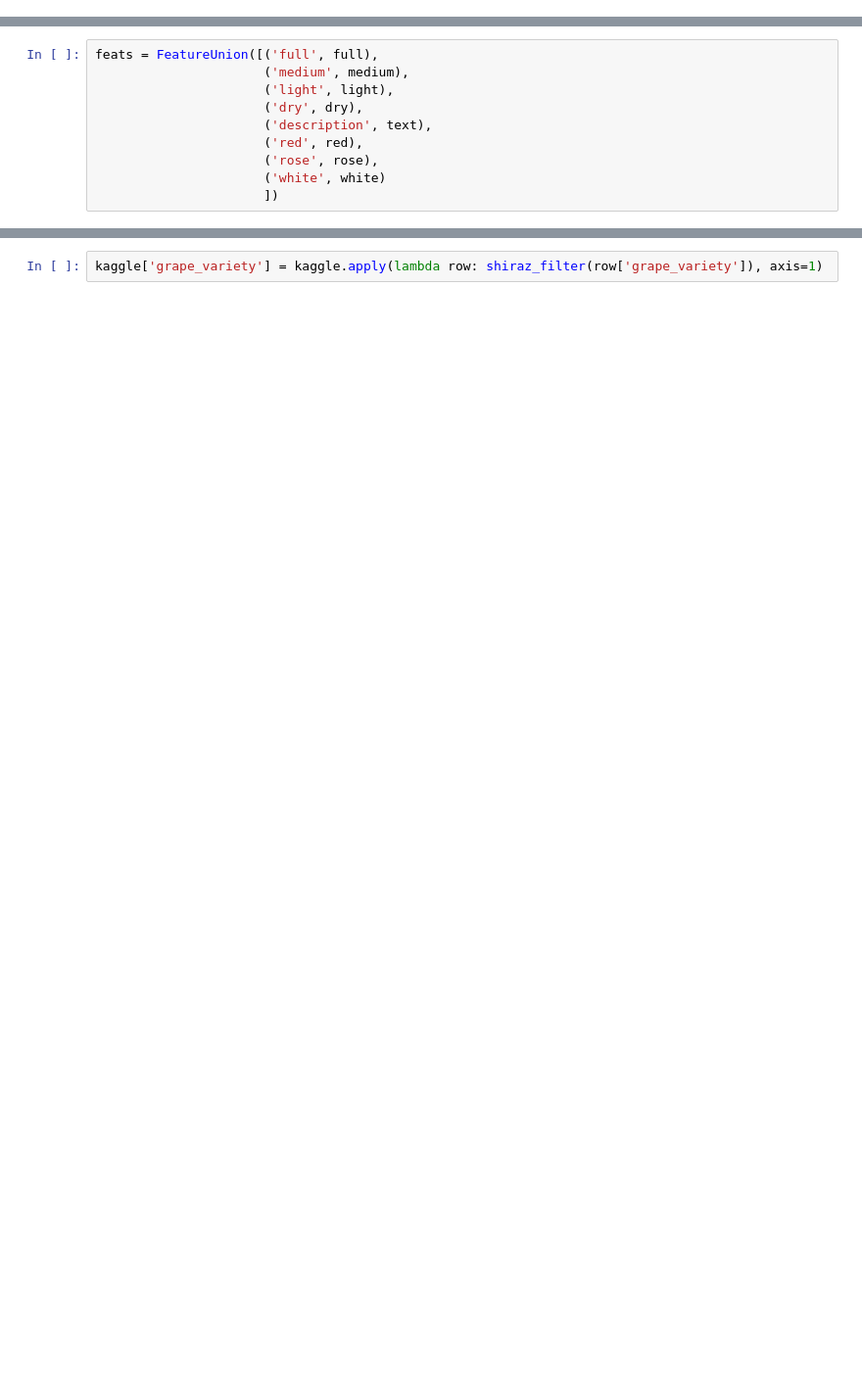
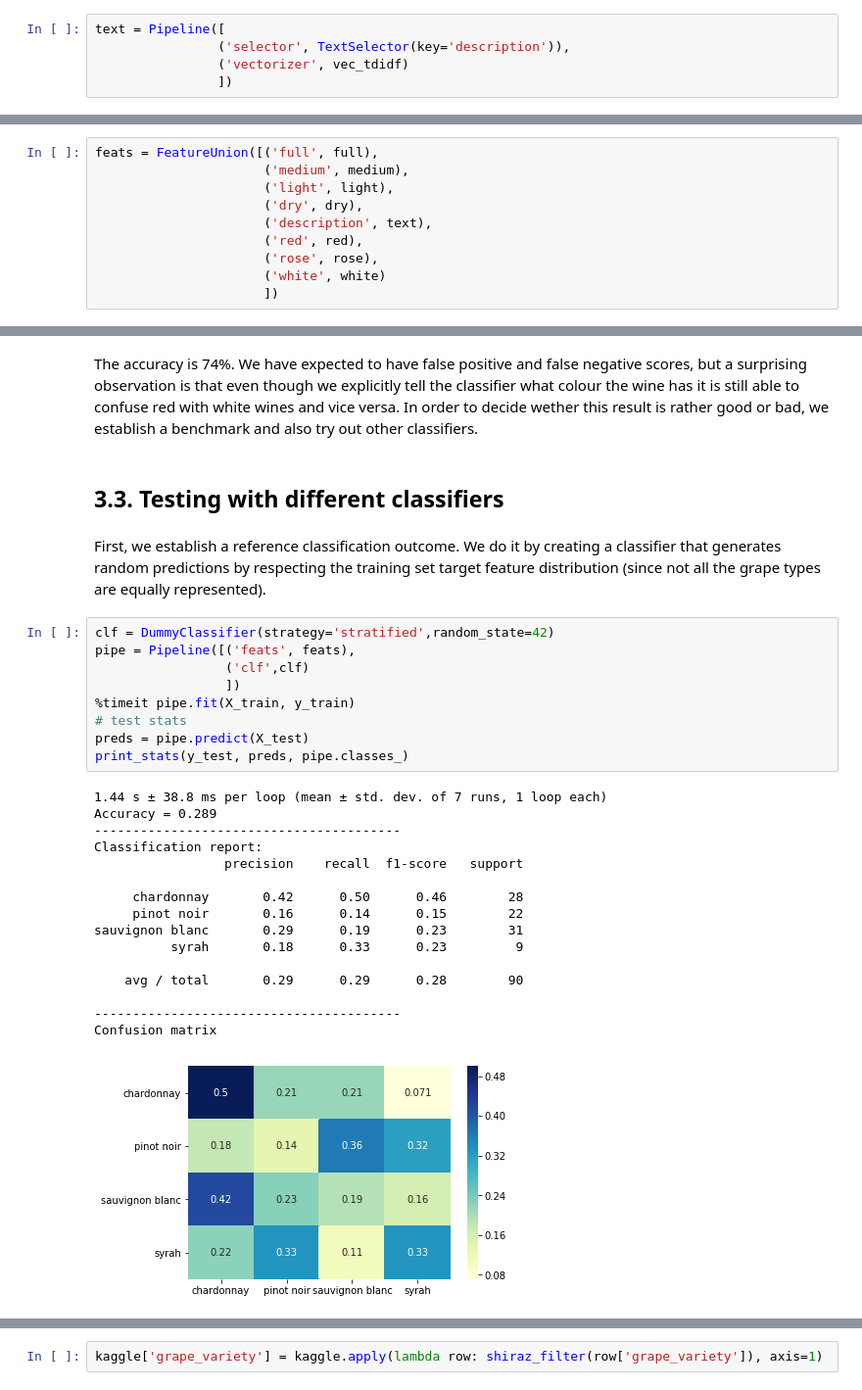
Before and after one commit to diveki/diveki.github.io, a Jupyter notebook: body_texts/blind_taster_algorithm.ipynb, the cells around one changed output, grey strips where cells are left out. Shown at 98% size. Drawn from its saved outputs; the diff is of its cells as text; blank space fills up the shorter version.

Commit message:
blind testing finished plus kaggle icon added

```diff
--- a/body_texts/blind_taster_algorithm.ipynb
+++ b/body_texts/blind_taster_algorithm.ipynb
@@ -166,0 +325,5 @@ X_train, X_test, y_train, y_test = train_test_split(data_input[combined_features
+# %%
+text = Pipeline([
+                ('selector', TextSelector(key='description')),
+                ('vectorizer', vec_tdidf)
+                ])
@@ -344,0 +471,33 @@ def shiraz_filter(ss):
+# %% [markdown]
+The accuracy is 74%. We have expected to have false positive and false negative scores, but a surprising observation is that even though we explicitly tell the classifier what colour the wine has it is still able to confuse red with white wines and vice versa. In order to decide wether this result is rather good or bad, we establish a benchmark and also try out other classifiers.
+# %% [markdown]
+<a id="ch3.3"></a>
+## 3.3. Testing with different classifiers
+# %% [markdown]
+First, we establish a reference classification outcome. We do it by creating a classifier that generates random predictions by respecting the training set target feature distribution (since not all the grape types are equally represented).
+# %%
+clf = DummyClassifier(strategy='stratified',random_state=42)
+pipe = Pipeline([('feats', feats),
+                 ('clf',clf)
+                 ])
+%timeit pipe.fit(X_train, y_train)
+# test stats
+preds = pipe.predict(X_test)
+print_stats(y_test, preds, pipe.classes_)
+# %% [output]
+1.44 s ± 38.8 ms per loop (mean ± std. dev. of 7 runs, 1 loop each)
+Accuracy = 0.289
+----------------------------------------
+Classification report:
+                 precision    recall  f1-score   support
+
+     chardonnay       0.42      0.50      0.46        28
+     pinot noir       0.16      0.14      0.15        22
+sauvignon blanc       0.29      0.19      0.23        31
+          syrah       0.18      0.33      0.23         9
+
+    avg / total       0.29      0.29      0.28        90
+
+----------------------------------------
+Confusion matrix
+[figure, added]
```
Also changed, not shown: parts of 141 cells of this notebook, 9 other files.
